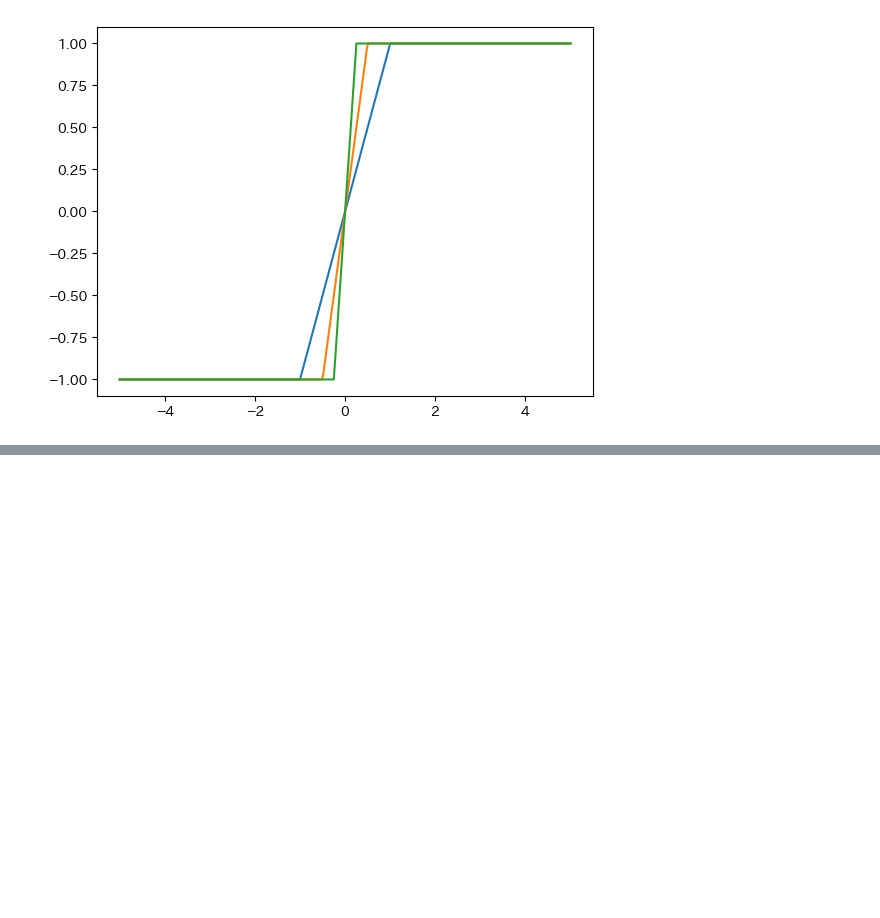
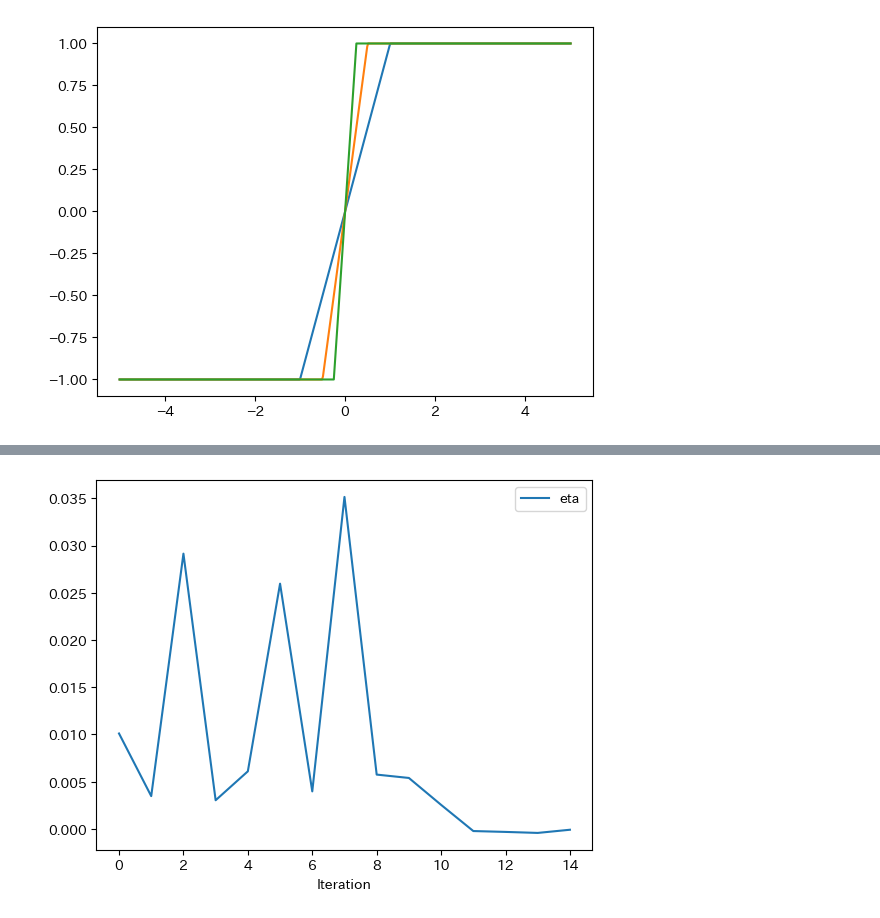
Before and after one commit to gomi-kuzu/model_base_deep, a Jupyter notebook: work/TranslateToPy/Chapter_4/DU-BQP_py.ipynb, the cells around one changed output, grey strips where cells are left out. Saved outputs shown, nothing was run; the diff lists cells and outputs as text; code cells hidden in the pictures; blank space fills up the shorter version.

```diff
--- a/work/TranslateToPy/Chapter_4/DU-BQP_py.ipynb
+++ b/work/TranslateToPy/Chapter_4/DU-BQP_py.ipynb
@@ -76,0 +132,7 @@ plt.yscale("log")
+# %%
+df2["eta"] = eta_trained
+df2["alpha"] = alpha_trained
+# %%
+df2.plot("Iteration", "eta");
+# %% [output]
+[figure, added]
```
Also changed, not shown: parts of 9 cells of this notebook.
